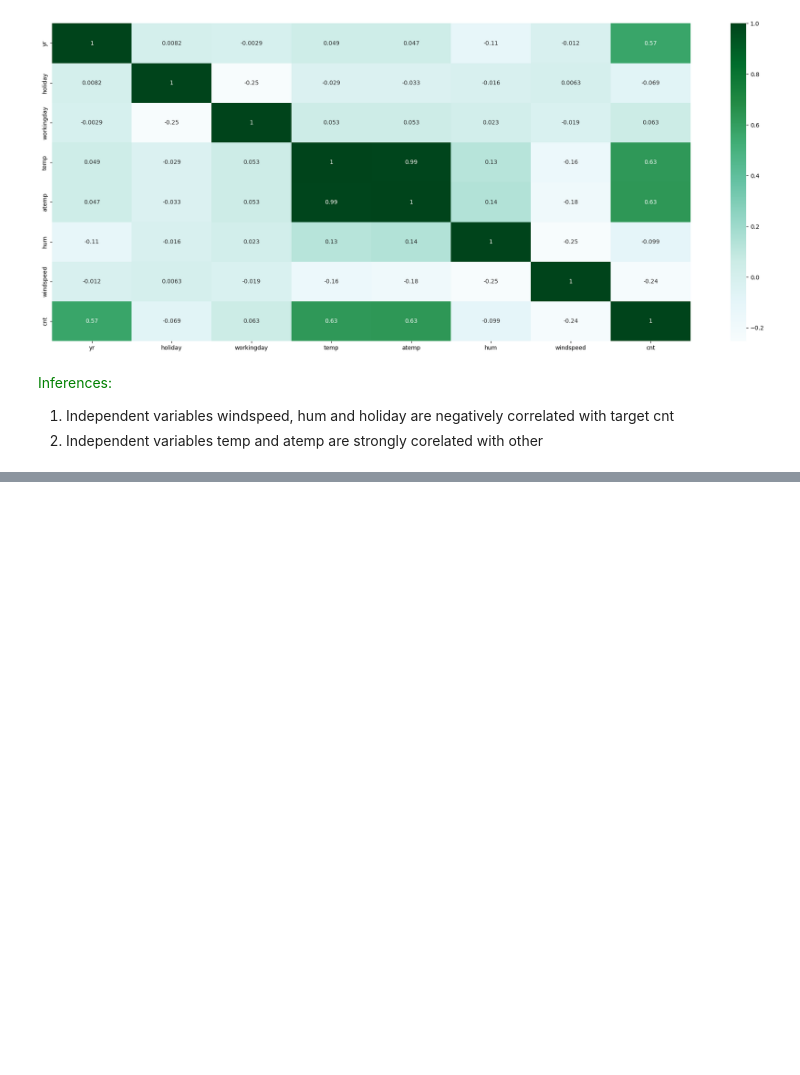
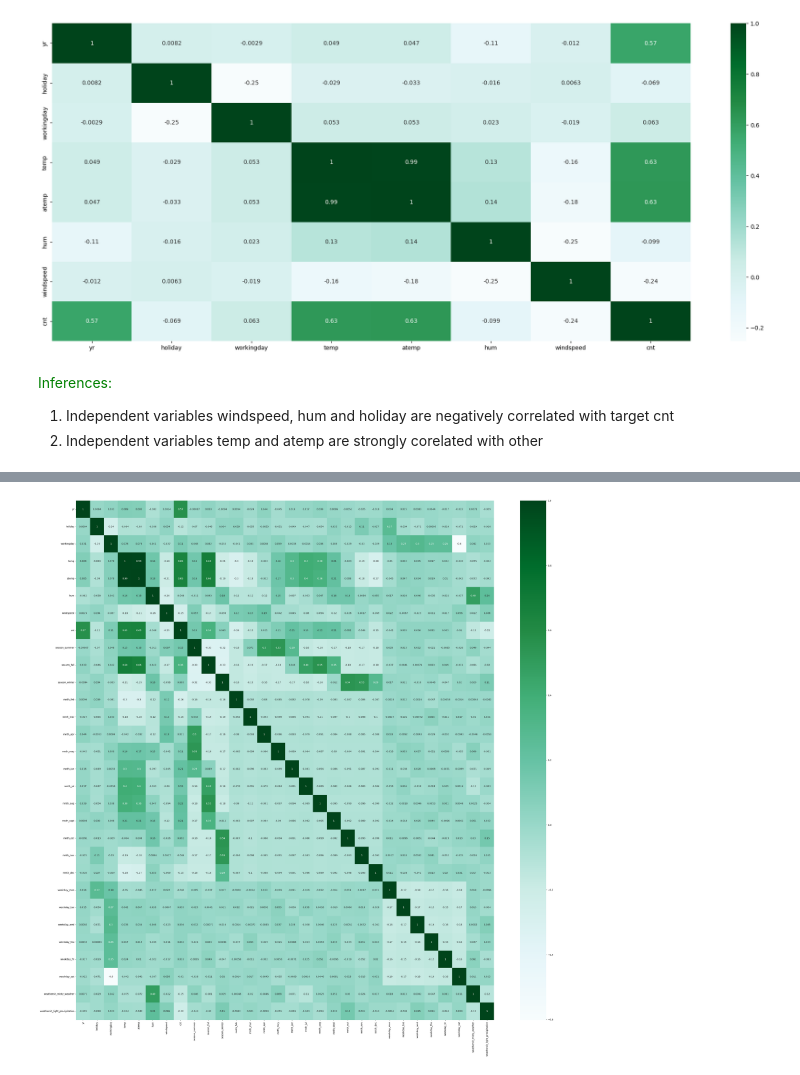
Before and after one commit to sunilkumarrudragada/bike-sharing-linear-regression, a Jupyter notebook: bike_sharing_linear_regression.ipynb, the cells around one changed output, grey strips where cells are left out. Drawn from its saved outputs; the diff is of its cells as text; code cells hidden in the pictures; blank space fills up the shorter version.

Commit message:
Data Preparation, Splitting the Data into Training and Testing Sets

```diff
--- a/bike_sharing_linear_regression.ipynb
+++ b/bike_sharing_linear_regression.ipynb
@@ -340,0 +345,4 @@ plt.show()
+# %%
+# Create dummy variables for categorical columns
+# 1. season 2. mnth 3.weekday 4.weatherlist
+df=pd.get_dummies(df, drop_first=True, dtype='int')
@@ -340,0 +360,4 @@ plt.show()
+# %%
+# We specify this so that the train and test data set always have the same rows, respectively
+np.random.seed(0)
+df_train, df_test = train_test_split(df, test_size=0.25, train_size=0.75, random_state=100)
@@ -340,0 +374,4 @@ plt.show()
+# %%
+num_vars=['temp', 'atemp', 'hum', 'windspeed']
+scaler=MinMaxScaler()
+df_train[num_vars]=scaler.fit_transform(df_train[num_vars])
@@ -340,0 +399,8 @@ plt.show()
+# %%
+# Let's check the correlation coefficients to see which variables are highly correlated
+
+plt.figure(figsize = (40, 40))
+sns.heatmap(df_train.corr(), annot = True, cmap="BuGn")
+plt.show()
+# %% [output]
+[figure, added]
```
Also changed, not shown: parts of 11 cells of this notebook.
